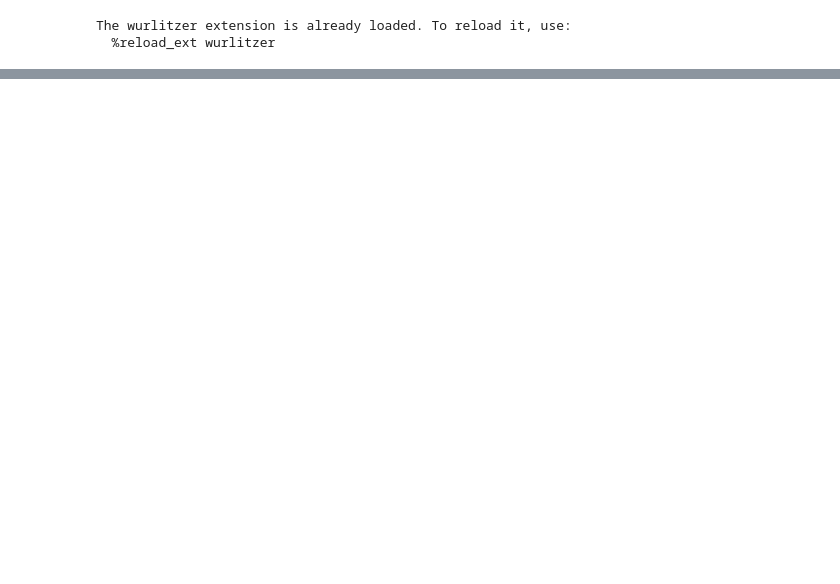
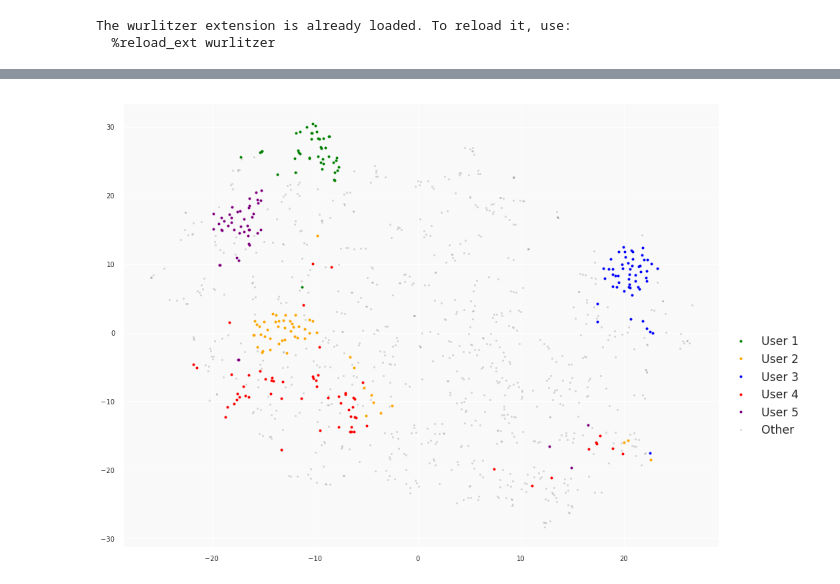
Before and after one commit to nemesszili/gaitmaster, a Jupyter notebook: notebooks/RejectionSamplingGait.ipynb, the cells around one changed output, grey strips where cells are left out. Saved outputs shown, nothing was run; the diff lists cells and outputs as text; code cells hidden in the pictures; blank space fills up the shorter version.

```diff
--- a/notebooks/RejectionSamplingGait.ipynb
+++ b/notebooks/RejectionSamplingGait.ipynb
@@ -166,0 +181,4 @@ clf.score(X_full_test, y_bin_test)
+# %%
+df_s0_128 = scale_df(pd.read_csv(BASE_FOLDER.joinpath(Path(get_feat_csv(0))), header=None))
+df_s1_128 = scale_df(pd.read_csv(BASE_FOLDER.joinpath(Path(get_feat_csv(1))), header=None))
+df_s2_128 = scale_df(pd.read_csv(BASE_FOLDER.joinpath(Path(get_feat_csv(2))), header=None))
@@ -169,3 +204,6 @@ clf.score(X_full_test, y_bin_test)
 # %% [output]
 The wurlitzer extension is already loaded. To reload it, use:
   %reload_ext wurlitzer
+# %%
+from MulticoreTSNE import MulticoreTSNE as TSNE
+X_2d = TSNE(n_jobs=8, random_state=RANDOM_STATE, verbose=2, learning_rate=1000.0, early_exaggeration=4.0).fit_transform(X_full)
@@ -171,0 +228,49 @@ The wurlitzer extension is already loaded. To reload it, use:
+# %%
+y = y_full.copy()
+# %%
+import seaborn as sns
+import matplotlib.pyplot as plt
+plt.style.use('seaborn')
+sns.set(rc={'axes.facecolor':'#f9f9f9', 'figure.facecolor':'white'})
+import matplotlib.markers as markers
+# %%
+params = {'legend.fontsize': 'x-large',
+          'figure.figsize': (15, 10),
+          'axes.labelsize': 'x-large',
+          'axes.titlesize': 'x-large',
+          'xtick.labelsize': 'small',
+          'ytick.labelsize': 'small'}
+pylab.rcParams.update(params)
+colors = ['green', 'orange', 'blue', 'red', 'purple']
+
+data = np.concatenate((X_2d, y.reshape(y.shape[0], 1)), axis=1)
+viz_df = pd.DataFrame(data=data, columns=['x0', 'x1', 'class'])
+
+known_classes = np.unique(y)
+known_classes = known_classes[known_classes > 0]
+
+neg_df = viz_df[viz_df['class'] == 0]
+plt.plot('x0', 'x1', data=neg_df, linestyle='', marker='o', markersize=3, color="grey", alpha=0.3)
+unknown, = plt.plot([], [], linestyle='', marker='o', markersize=3, color="grey", alpha=0.3)
+legend = []
+labels = []
+
+for idx, i in enumerate(known_classes):
+    curr_df = viz_df[viz_df['class'] == i]
+    color = colors[idx]
+    plt.plot('x0', 'x1', data=curr_df, linestyle='', marker='o', markersize=4, color=color, alpha=1)
+    known,   = plt.plot([], [], linestyle='', marker='o', markersize=4, color=color, alpha=1)
+    legend.append(known)
+    labels.append('User {}'.format(i),)
+
+legend.append(unknown)
+labels.append('Other')
+
+# plt.subplots_adjust(right=0.95)
+# fig.legend((known, unknown, curr), ('Known samples', 'Unknown samples', 'Current user'), loc='center right', fancybox=True)
+plt.legend(legend, labels, bbox_to_anchor=(1, 0.5), fancybox=True)
+plt.tight_layout()
+# fig.savefig('./users' + str(i) + '.pdf', format='pdf')
+plt.savefig('./users_59.pdf', format='pdf')
+# %% [output]
+[figure, added]
```
Also changed, not shown: parts of 35 cells of this notebook, 11 other files.
